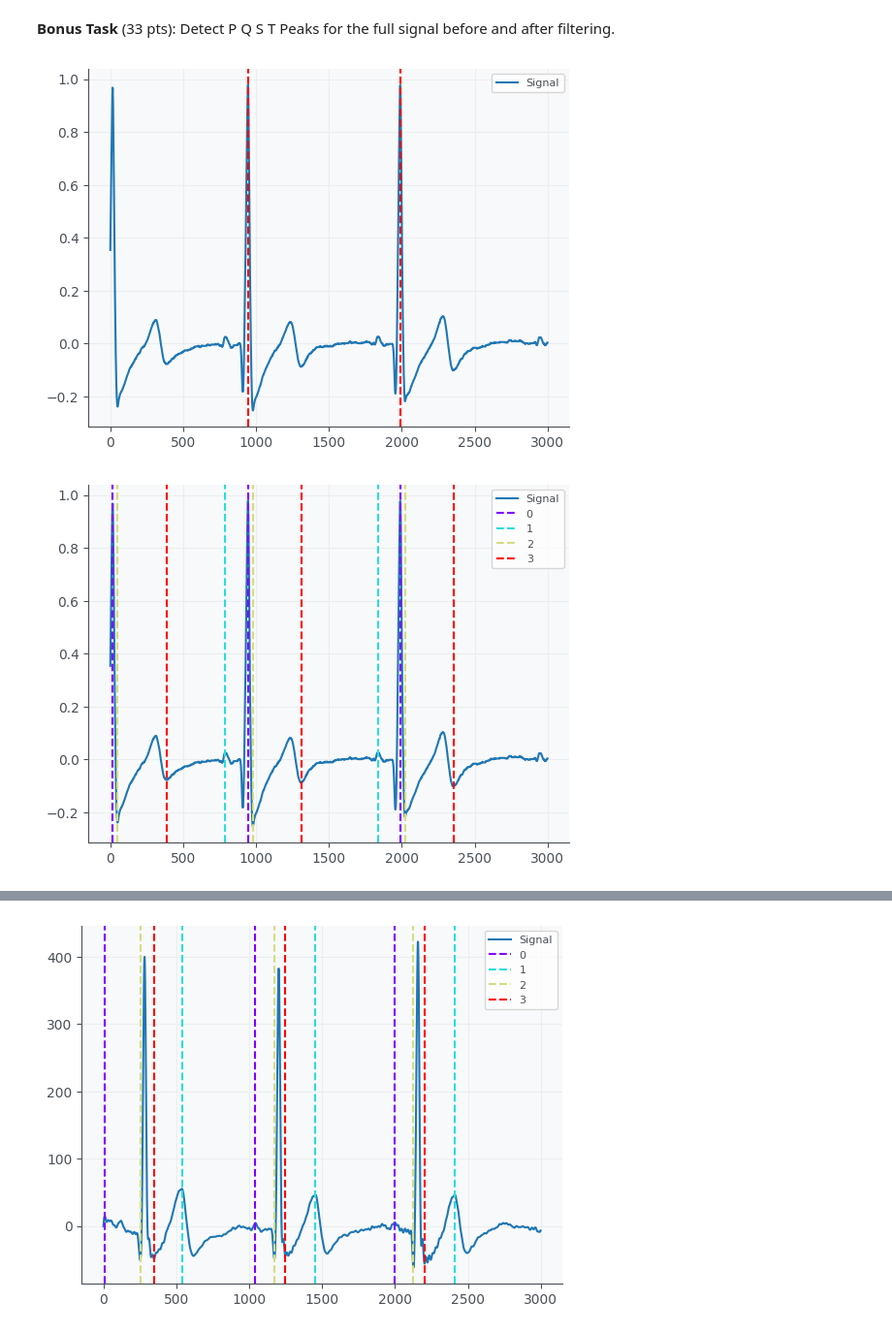
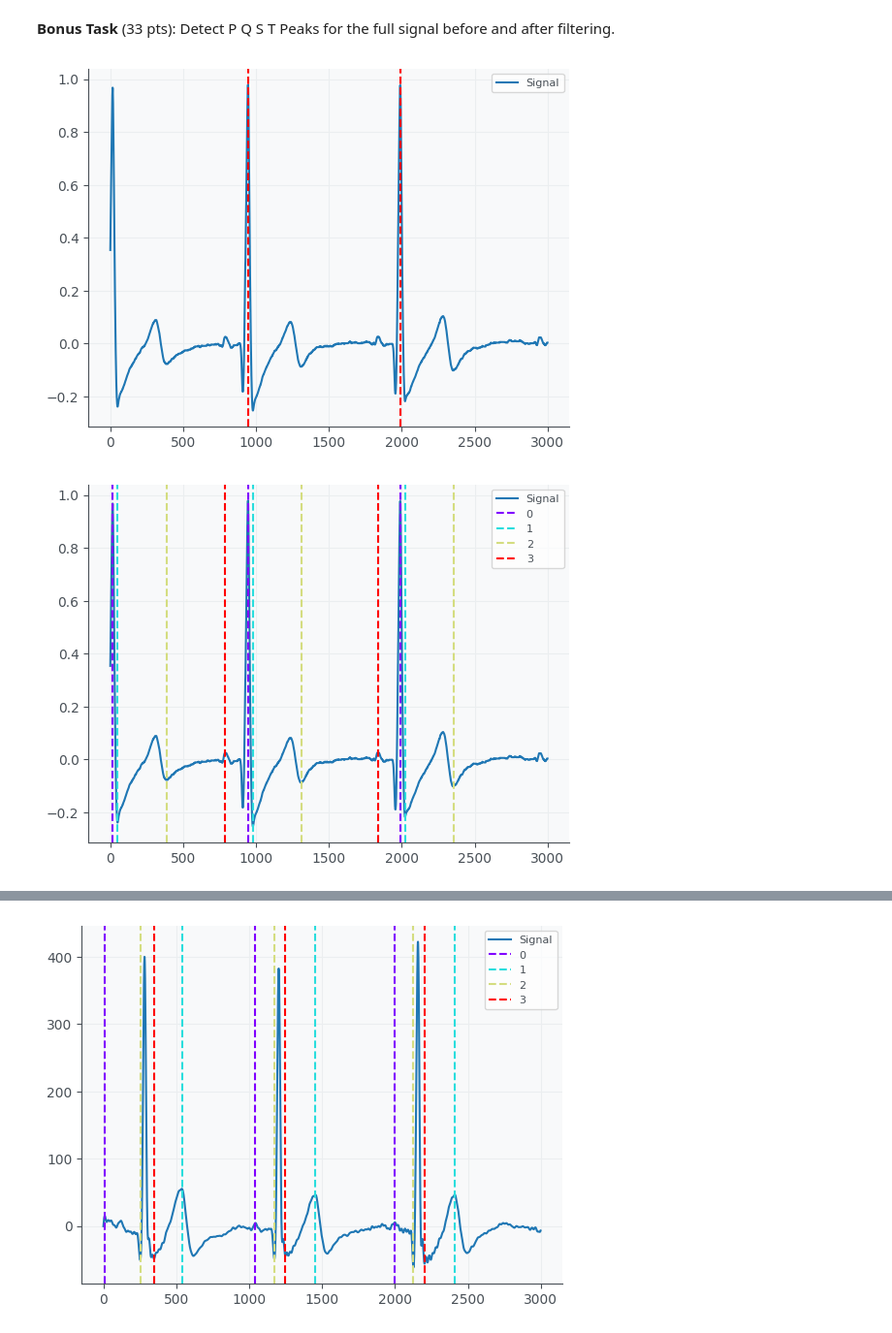
Before and after one commit to Dragphan/cs666student, a Jupyter notebook: CS666_Assignment_1.ipynb, the cells around one changed output, grey strips where cells are left out. Shown at 97% size. Saved outputs shown, nothing was run; the diff lists cells and outputs as text; code cells hidden in the pictures.

```diff
--- a/CS666_Assignment_1.ipynb
+++ b/CS666_Assignment_1.ipynb
@@ -213,14 +215,14 @@ differences being in index 1, 2, and 10 and sleepecg was only higher by 1.
 # %%
 # Use the nk.ecg_delineate function to detect peaks for the whole signal
 _, waves_peak = nk.ecg_delineate(ecg_signal, rpeaks=r_peaks, sampling_rate=SAMPLING_RATE, method="peak")
 _, rpeaks = nk.ecg_peaks(ecg_signal, sampling_rate=SAMPLING_RATE)
 
 plot = nk.events_plot(rpeaks['ECG_R_Peaks'][:2], ecg_signal[:SAMPLES_3S])
 
-plot = nk.events_plot([waves_peak['ECG_P_Peaks'][:3], waves_peak['ECG_T_Peaks'][:3], waves_peak['ECG_Q_Peaks'][:3], waves_peak['ECG_S_Peaks'][:3]], ecg_signal[:SAMPLES_3S])
+plot = nk.events_plot([waves_peak['ECG_P_Peaks'][:3], waves_peak['ECG_Q_Peaks'][:3], waves_peak['ECG_S_Peaks'][:3], waves_peak['ECG_T_Peaks'][:3]], ecg_signal[:SAMPLES_3S])
 # %% [output]
 [figure]
-[figure, old version]
+[figure, new version]
 # %%
 # TODO Let's filter the signal and see if the detection improves.
 # Hint: You can use nk.signal_filter to define a bandpass.
```
Also changed, not shown: parts of 4 cells of this notebook.
